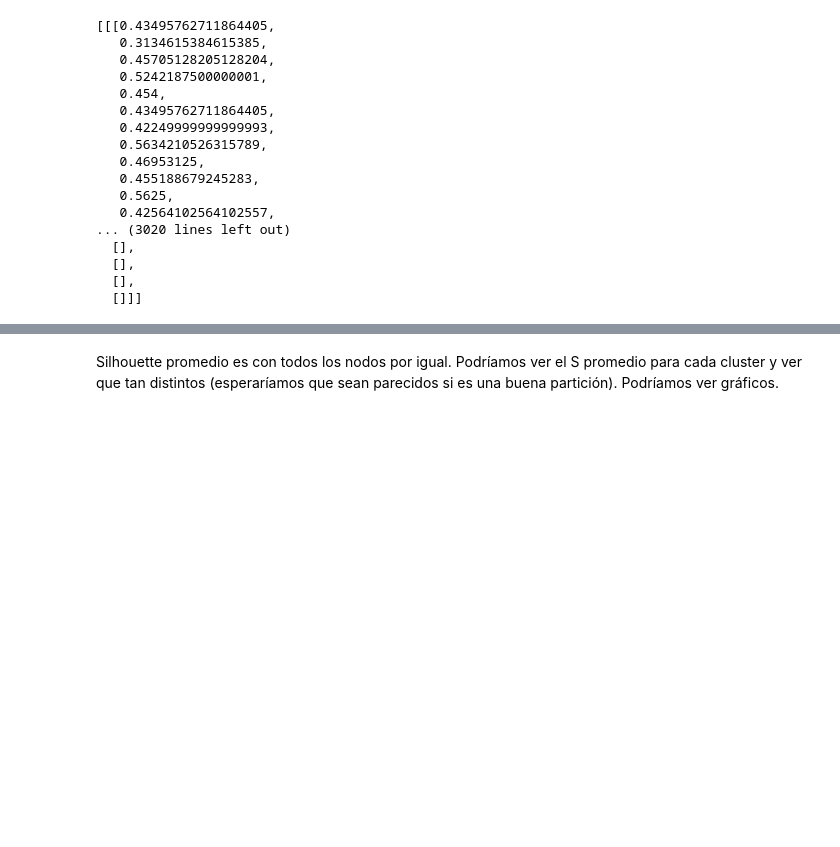
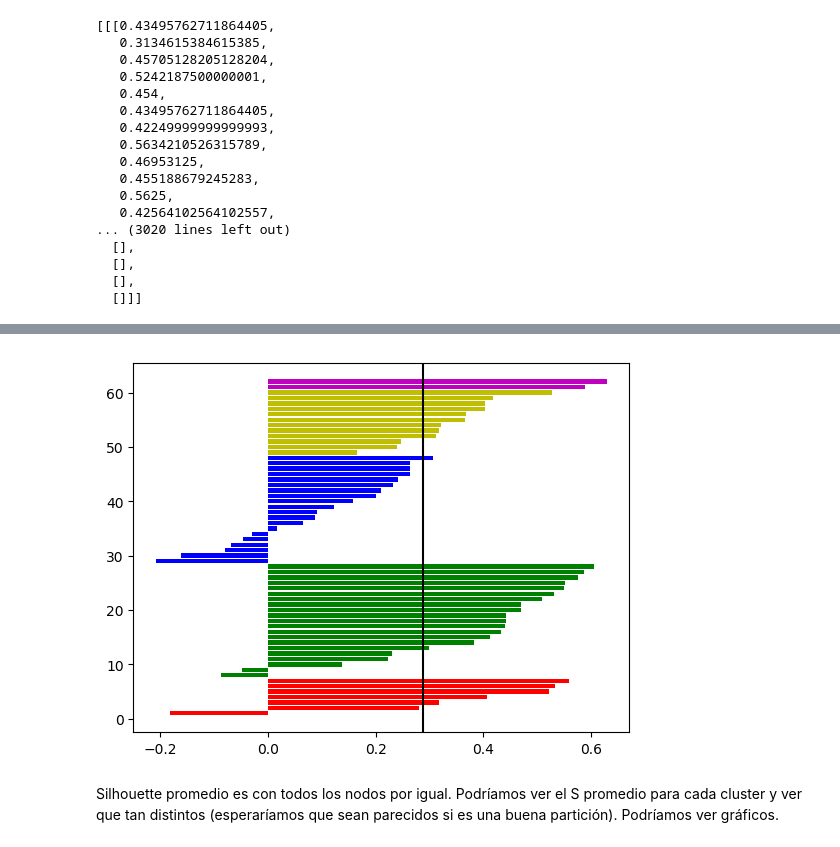
Before and after one commit to vms10/TPC3, a Jupyter notebook: tp3.ipynb, the cells around one changed output, grey strips where cells are left out. Cells and saved outputs as stored; diff of their text form; code cells hidden in the pictures; blank space fills up the shorter version.

```diff
--- a/tp3.ipynb
+++ b/tp3.ipynb
@@ -265,9 +278,11 @@ sorted(modular,reverse=True)
 # %%
 Cluster=[] #la particion con mas modularidad de edge betweeness
 b=0
-Color=["r","g","b","y","k"]
+Color=["r","g","b","y","c"]
 for c in a[3]:
     for n in a[3][b]:
         Cluster.append([n,Color[b]])
 
     b+=1
+Cluster=sorted(Cluster)
+Cluster
@@ -273,0 +307,5 @@ for c in a[3]:
+# %%
+dict={}
+for i in Cluster:
+    dict[i[0]]=i[1]
+dict
@@ -304,3 +415,30 @@ S
+# %%
+
+SilE=Silhouette2(a[3],G)
+SilouE=[]
+SCE=[]
+Color=["r","g","b","y","m"]
+b=0
+for i in SilE: # i es un cluster
+    for j in i: #j es un nodo del cluster i
+        SCE.append(Color[b])
+        SilouE.append(j)
+    b+=1
+# %%
+# Graficando siloutte Edge betweenness particion numero 3 (la de mayor modularidad)
+plt.rcdefaults()
+fig, ax = plt.subplots()
+
+
+y_pos = np.arange(1,63)
+sil= SilouE
+ax.barh(y_pos, sil, align='center',
+        color=SCE)
+
+plt.axvline(sum(sil)/len(sil),c="k")
+plt.show()
+# %% [output]
+[figure, added]
 # %% [markdown]
 Silhouette promedio es con todos los nodos por igual. Podríamos ver el S promedio para cada cluster y ver que tan distintos (esperaríamos que sean parecidos si es una buena partición). Podríamos ver gráficos.
 # %% [markdown]
```
Also changed, not shown: parts of 14 cells of this notebook.
